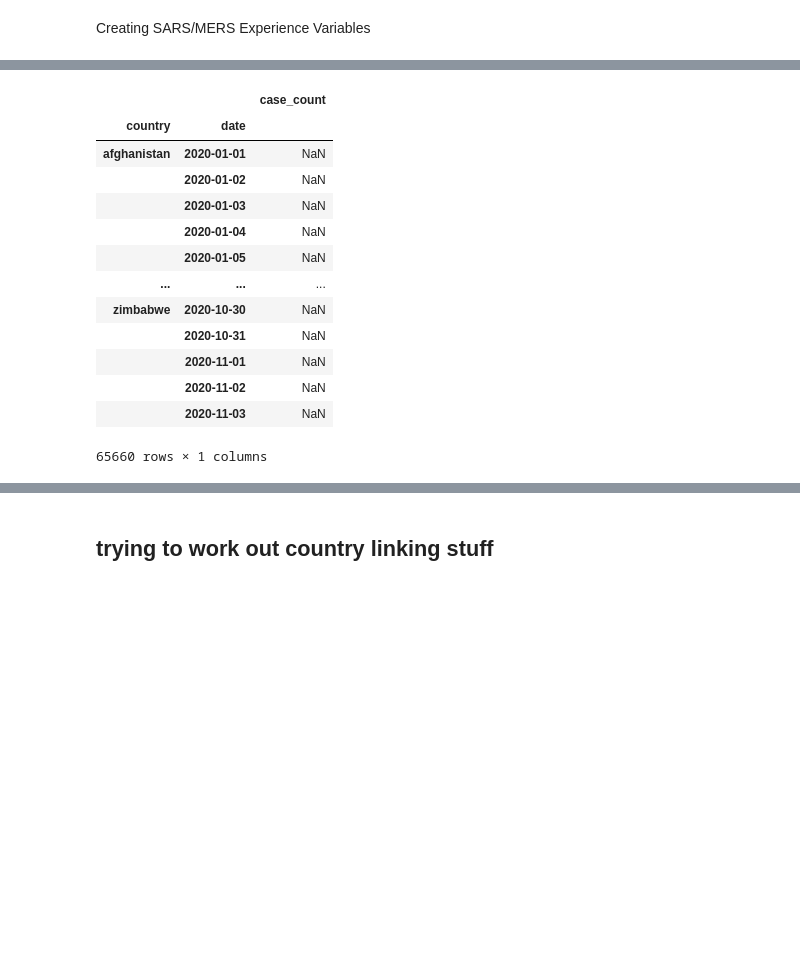
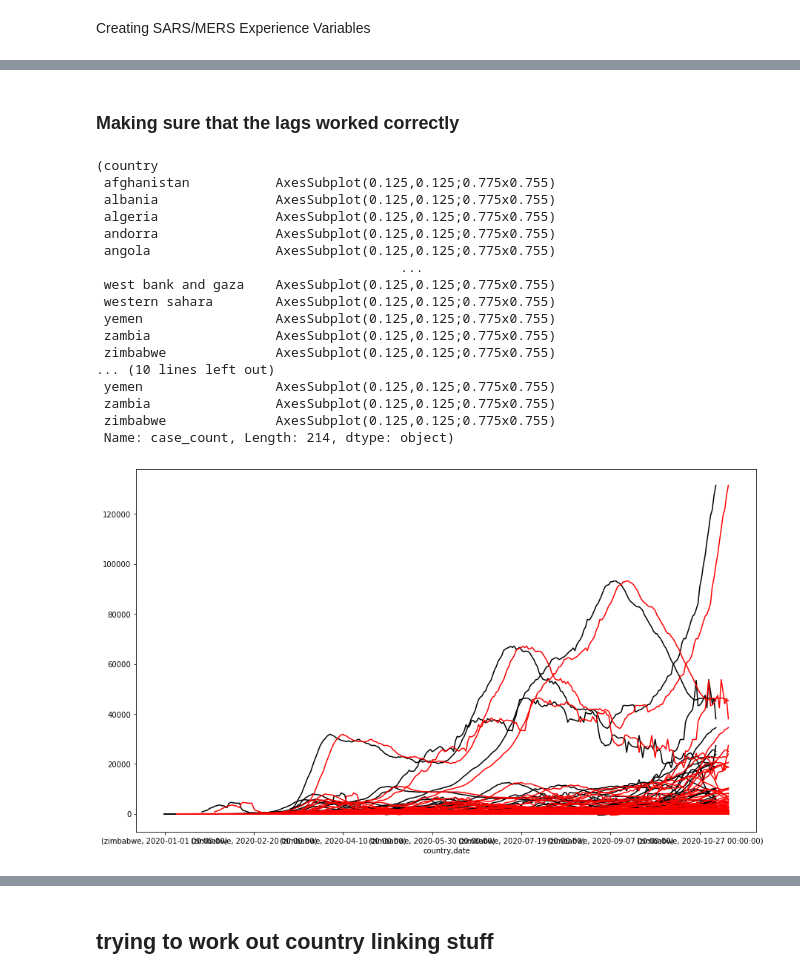
Before and after one commit to chacreton190/COVID-19, a Jupyter notebook: Code/COVID Manipulation 10-27-20.ipynb, the cells around one changed output, grey strips where cells are left out. Saved outputs shown, nothing was run; the diff lists cells and outputs as text; code cells hidden in the pictures; blank space fills up the shorter version.

```diff
--- a/Code/COVID Manipulation 10-27-20.ipynb
+++ b/Code/COVID Manipulation 10-27-20.ipynb
@@ -446,6 +477,26 @@ sars = stats_col_renamer(sars)
 sars.drop(columns=['number_of_hcw_affected_', 'date_onset_first_probable_case',
        'date_onset_last_probable_case','case_fatality_ratio_','female', 'male','areas','median_age_range'],inplace=True)
 mers.drop(columns='country',inplace=True)
+# %%
+def mers_sars_quat_make(df):
+    df[['mers_case_count',
+       'sars_case_count', 'number_of_deathsa', 'number_of_imported_cases',
+       'percent_of_imported_cases']] = df[['mers_case_count',
+       'sars_case_count', 'number_of_deathsa', 'number_of_imported_cases',
+       'percent_of_imported_cases']].fillna(0)
+    df['mers_sars_max'] = df[['mers_case_count', 'sars_case_count']].max(axis=1)
+    df['mers_sars_sum'] = df[['mers_case_count', 'sars_case_count']].sum(axis=1)
+    df['mers_sars_quart'] = 0
+    mers_sars_sum =  control.loc[control.mers_sars_sum > 0 ]['mers_sars_sum']
+    des_mers_sum = mers_sars_sum.describe().to_frame()
+    q1 = int(des_mers_sum.iloc[4].values)
+    q2 = int(des_mers_sum.iloc[5].values)
+    q3 = int(des_mers_sum.iloc[6].values)
+    df.loc[(df.mers_sars_sum > 0) & (df.mers_sars_sum <= q1), 'mers_sars_quart']=1
+    df.loc[(df.mers_sars_sum > q1) & (df.mers_sars_sum <= q2), 'mers_sars_quart']=2
+    df.loc[(df.mers_sars_sum > q2) & (df.mers_sars_sum <= q3), 'mers_sars_quart']=3
+    df.loc[df.mers_sars_sum > q3, 'mers_sars_quart']=4
+    return df
 # %% [markdown]
 ### How to Merge a lot of DataFrames
 > Method 1
@@ -517,3 +505,9 @@ Name: mers_sars_sum, dtype: float64
+# %%
+dfs = [smk_die_rate, smk_die_prop,hiv_prev, hiv_death, obese, pop, pop_den, age, diabet, mers, sars]
+merge = partial(pd.merge,on='code', how='outer')
+control = reduce(merge,dfs)
+#creating the quartile variable
+control = mers_sars_quat_make(control)
 # %% [markdown]
 > Method 2
 # %%
@@ -553,7 +547,7 @@ long_df_order = ['date',  'country','case_count', 'death_count', 'school_close',
        'countrycode', 'gdp_rank', 'gdp_in_mil_us']
 long_df_newcontrol = long_df_newcontrol.filter(items=['country','countrycode','date','case_count','death_count',
 'school_close', 'domestic_travel','internat_travel','large_gather', 'public_events',
-'stay_home', 'work_close' 'public_transpo',
+'stay_home', 'work_close' ,'public_transpo',
 'gdp_rank', 'us_dollars_in_mil','smoking_ihme_2019', 'population_by_country_and_region_historic_and_projections_gapminder_hyde_un','pop_den_per_sqkm',
 'un_population_division_median_age_2017','ages_65_and_above_of_total_population',
 'prevalence_hivaids_sex_both_age_15_49_years_percent',
@@ -609,7 +603,15 @@ multii = long_df_newcontrol.set_index(['country','date'])
 # rolmean_case =  pd.DataFrame(multii.groupby(['country','date'])['case_count'].rolling(7).mean())
 rolmean_case =  pd.DataFrame(multii.groupby(level=0,as_index=False,group_keys=False)['case_count'].rolling(7).mean()).reset_index(level=0, drop=True)
 rolmean_death =  pd.DataFrame(multii.groupby(as_index=False,level=0)['death_count'].rolling(30).mean()).reset_index(level=0, drop=True)
+rolmean_case['case_rol_mean_lag7'] = rolmean_case.case_count.shift(-7)
+rolmean_death['death_rol_mean_lag7'] = rolmean_death.death_count.shift(-7)
 rolmeans = rolmean_case.merge(rolmean_death,left_index=True,right_index=True)
 rolmeans.rename(columns={'case_count':'case_rol_mean7','death_count':'death_rol_mean7'},inplace=True)
 rolmeans.reset_index(inplace=True)
+rolmeans['dup'] = rolmeans.duplicated()
+rolmeans = rolmeans.loc[~rolmeans.dup]
+rolmeans = rolmeans.drop(columns='dup')
 finaldf = long_df_newcontrol.merge(rolmeans, on=['country','date'])
+finaldf = long_df_newcontrol.merge(rolmeans, on=['country','date'])
+finaldf['dup'] = finaldf.duplicated(['country','date','case_count','death_count','school_close'])
+finaldf = finaldf.loc[finaldf.dup == False]
@@ -632,20 +618,26 @@ rolmeans
-# %%
-rolmean_case
-# %% [output]
-|  |  | case_count |
-| country | date |  |
-| afghanistan | 2020-01-01 | NaN |
-|  | 2020-01-02 | NaN |
-|  | 2020-01-03 | NaN |
-|  | 2020-01-04 | NaN |
-|  | 2020-01-05 | NaN |
-| ... | ... | ... |
-| zimbabwe | 2020-10-30 | NaN |
-|  | 2020-10-31 | NaN |
-|  | 2020-11-01 | NaN |
-|  | 2020-11-02 | NaN |
-|  | 2020-11-03 | NaN |
-65660 rows × 1 columns
+# %% [markdown]
+### Making sure that the lags worked correctly
+# %%
+rolmean_case.groupby(level=0)['case_rol_mean_lag7'].plot(x=rolmean_case.index[1], color='black',label='Lagged Values'),rolmean_case.groupby(level=0)['case_count'].plot(x=rolmean_case.index[1],color='red',label='Non-lagged values')
+# %% [output]
+(country
+ afghanistan           AxesSubplot(0.125,0.125;0.775x0.755)
+ albania               AxesSubplot(0.125,0.125;0.775x0.755)
+ algeria               AxesSubplot(0.125,0.125;0.775x0.755)
+ andorra               AxesSubplot(0.125,0.125;0.775x0.755)
+ angola                AxesSubplot(0.125,0.125;0.775x0.755)
+                                       ...
+ west bank and gaza    AxesSubplot(0.125,0.125;0.775x0.755)
+ western sahara        AxesSubplot(0.125,0.125;0.775x0.755)
+ yemen                 AxesSubplot(0.125,0.125;0.775x0.755)
+ zambia                AxesSubplot(0.125,0.125;0.775x0.755)
+ zimbabwe              AxesSubplot(0.125,0.125;0.775x0.755)
+... (10 lines left out)
+ yemen                 AxesSubplot(0.125,0.125;0.775x0.755)
+ zambia                AxesSubplot(0.125,0.125;0.775x0.755)
+ zimbabwe              AxesSubplot(0.125,0.125;0.775x0.755)
+ Name: case_count, Length: 214, dtype: object)
+[figure, added]
 # %%
 finaldf.set_index('date').groupby('country').case_rol_mean7.plot()
 # %% [output]
```
Also changed, not shown: parts of 93 cells of this notebook, 16 other files.
